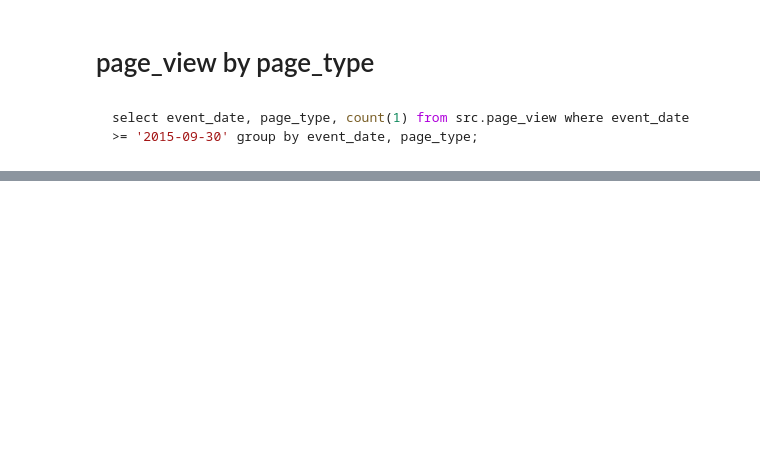
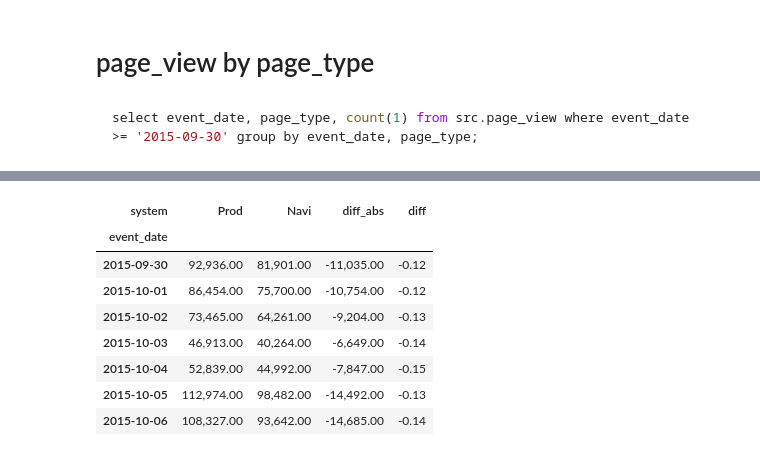
Before and after one commit to Bekbolatov/kaggle, a Jupyter notebook: notebooks/Navi_page_view.ipynb, the cells around one changed output, grey strips where cells are left out. Cells and saved outputs as stored; diff of their text form; code cells hidden in the pictures; blank space fills up the shorter version.

```diff
--- a/notebooks/Navi_page_view.ipynb
+++ b/notebooks/Navi_page_view.ipynb
@@ -74,2 +74,14 @@ acv.ix['2015-10-04'].sort('diff')
+# %%
+acv.swaplevel(0,1).ix[ 'Attorney_Directory_Browse']  #   'Legal_Guides_Detail']
+# %% [output]
+| system | Prod | Navi | diff_abs | diff |
+| event_date |  |  |  |  |
+| 2015-09-30 | 92,936.00 | 81,901.00 | -11,035.00 | -0.12 |
+| 2015-10-01 | 86,454.00 | 75,700.00 | -10,754.00 | -0.12 |
+| 2015-10-02 | 73,465.00 | 64,261.00 | -9,204.00 | -0.13 |
+| 2015-10-03 | 46,913.00 | 40,264.00 | -6,649.00 | -0.14 |
+| 2015-10-04 | 52,839.00 | 44,992.00 | -7,847.00 | -0.15 |
+| 2015-10-05 | 112,974.00 | 98,482.00 | -14,492.00 | -0.13 |
+| 2015-10-06 | 108,327.00 | 93,642.00 | -14,685.00 | -0.14 |
 # %%
 acv = pd.concat([acv_navi, acv_prod]).pivot
```
Also changed, not shown: parts of 2 cells of this notebook, 10 other files.
